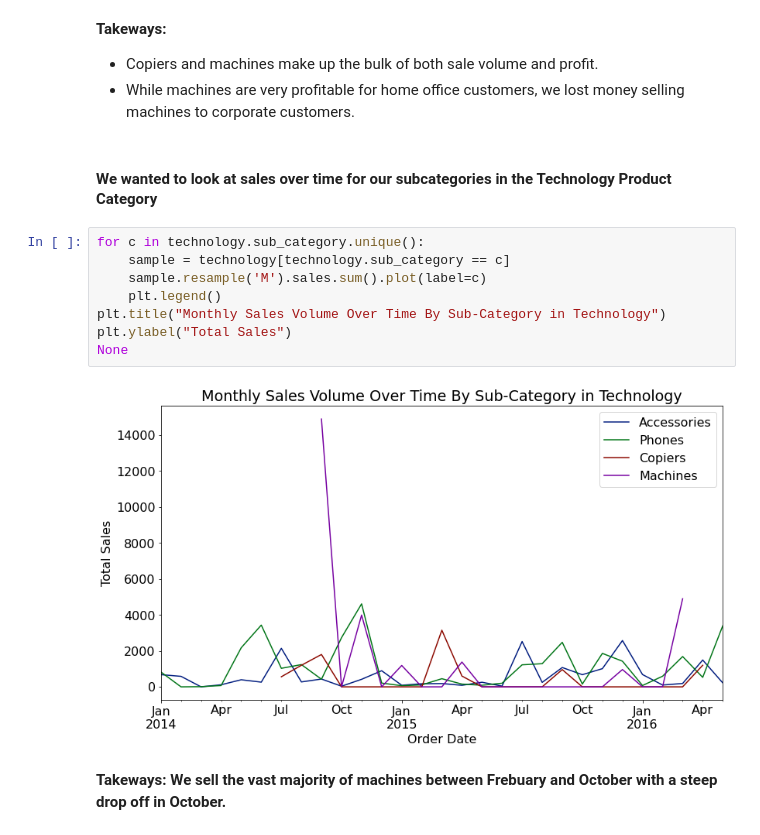
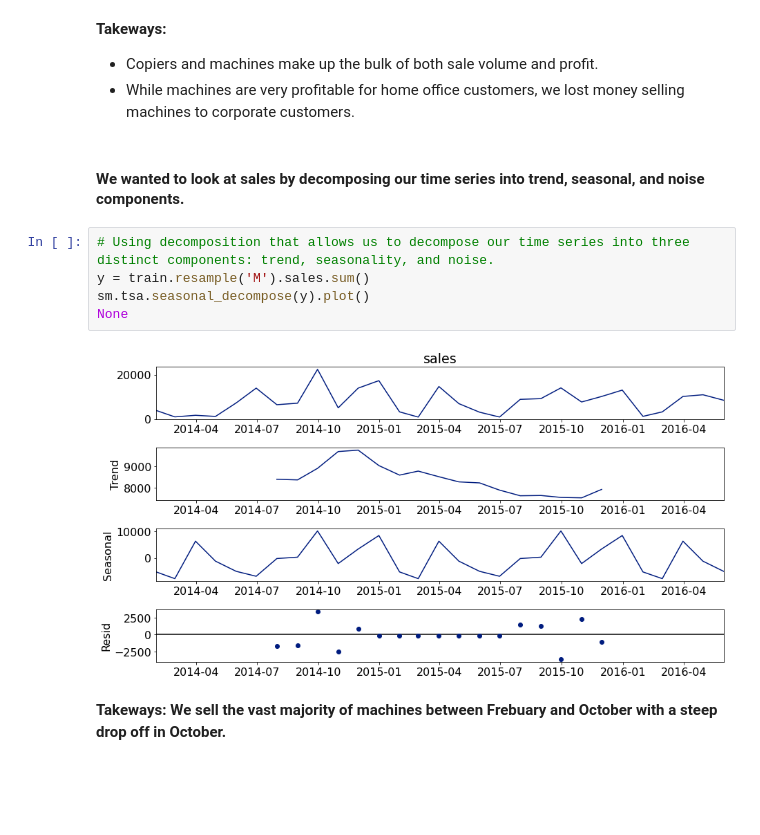
Before and after one commit to Kristofer-Rivera-and-Oliver-Ton/time_series_project, a Jupyter notebook: superstore_final.ipynb, the cells around one changed output. Cells and saved outputs as stored; diff of their text form; blank space fills up the shorter version.

Commit message:
Changes to visualizations.

```diff
--- a/superstore_final.ipynb
+++ b/superstore_final.ipynb
@@ -168,17 +177,14 @@ None
 - Copiers and machines make up the bulk of both sale volume and profit.
 - While machines are very profitable for home office customers, we lost money selling machines to corporate customers.
 # %% [markdown]
-#### We wanted to look at sales over time for our subcategories in the Technology Product Category
+#### We wanted to look at sales by decomposing our time series into trend, seasonal, and noise components.
 # %%
-for c in technology.sub_category.unique():
-    sample = technology[technology.sub_category == c]
-    sample.resample('M').sales.sum().plot(label=c)
-    plt.legend()
-plt.title("Monthly Sales Volume Over Time By Sub-Category in Technology")
-plt.ylabel("Total Sales")
+# Using decomposition that allows us to decompose our time series into three distinct components: trend, seasonality, and noise.
+y = train.resample('M').sales.sum()
+sm.tsa.seasonal_decompose(y).plot()
 None
 # %% [output]
-[figure, old version]
+[figure, new version]
 # %% [markdown]
 **Takeways: We sell the vast majority of machines between Frebuary and October with a steep drop off in October.**
 # %% [markdown]
```
Also changed, not shown: parts of 5 cells of this notebook.
